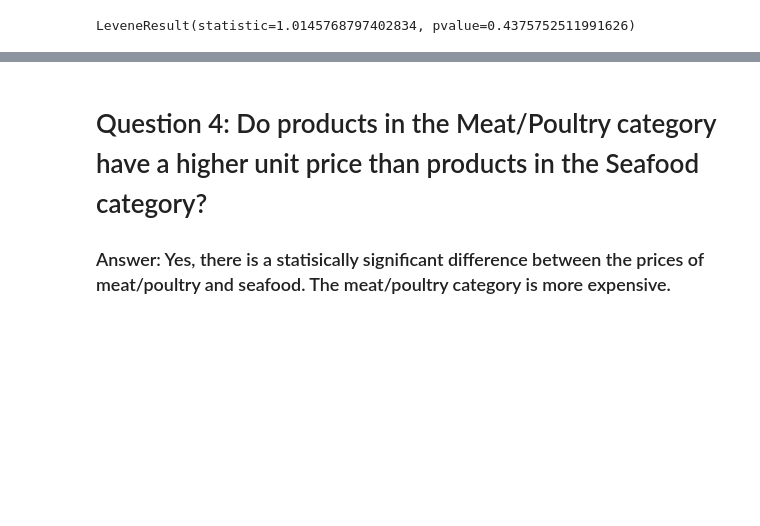
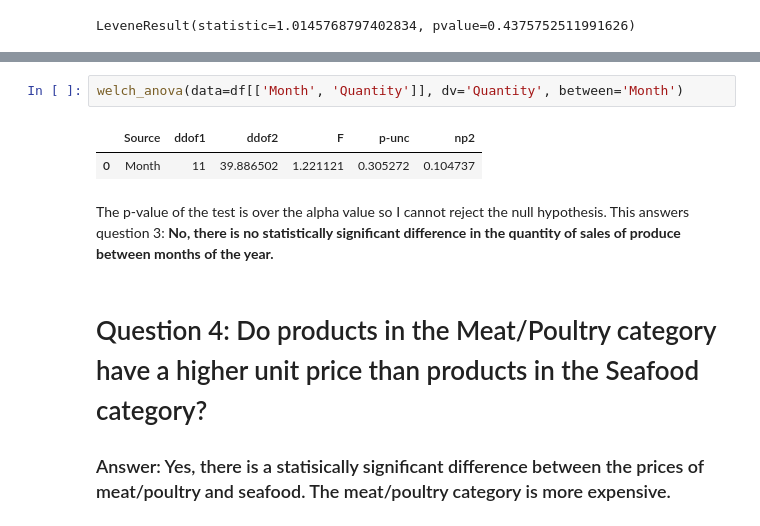
Before and after one commit to georgewillben/Northwind-Database-Statistical-Tests-Module-3-Project, a Jupyter notebook: Northwind_Statistical_Tests.ipynb, the cells around one changed output, grey strips where cells are left out. Cells and saved outputs as stored; diff of their text form; blank space fills up the shorter version.

Commit message:
Question 3

```diff
--- a/Northwind_Statistical_Tests.ipynb
+++ b/Northwind_Statistical_Tests.ipynb
@@ -492,3 +500,10 @@ LeveneResult(statistic=1.0145768797402834, pvalue=0.4375752511991626)
+# %%
+welch_anova(data=df[['Month', 'Quantity']], dv='Quantity', between='Month')
+# %% [output]
+|  | Source | ddof1 | ddof2 | F | p-unc | np2 |
+| 0 | Month | 11 | 39.886502 | 1.221121 | 0.305272 | 0.104737 |
+# %% [markdown]
+The p-value of the test is over the alpha value so I cannot reject the null hypothesis. This answers question 3: <strong>No, there is no statistically significant difference in the quantity of sales of produce between months of the year.</strong>
 # %% [markdown]
 # Question 4: Do products in the Meat/Poultry category have a higher unit price than products in the Seafood category?
 
```
Also changed, not shown: parts of 4 cells of this notebook.
